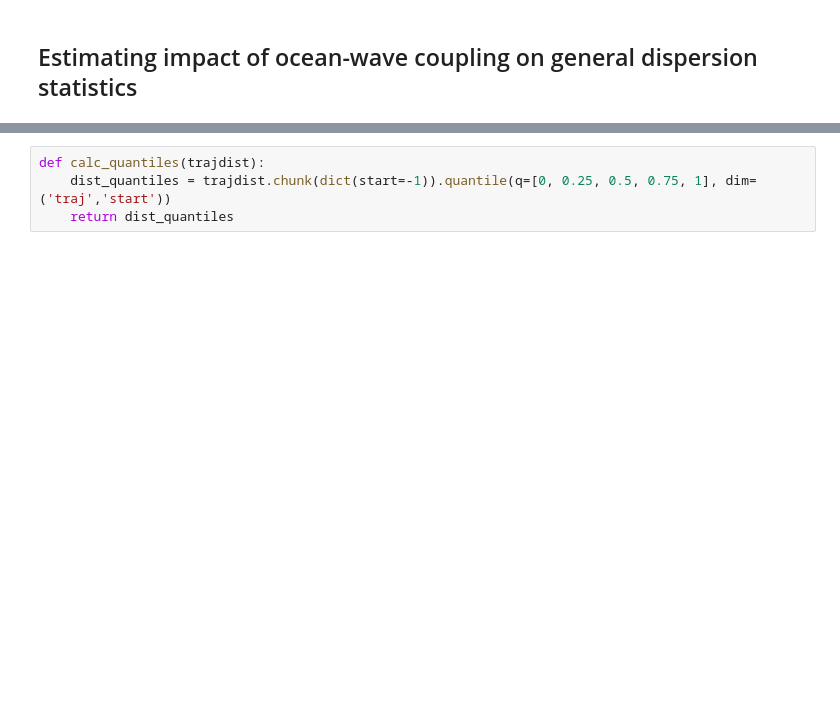
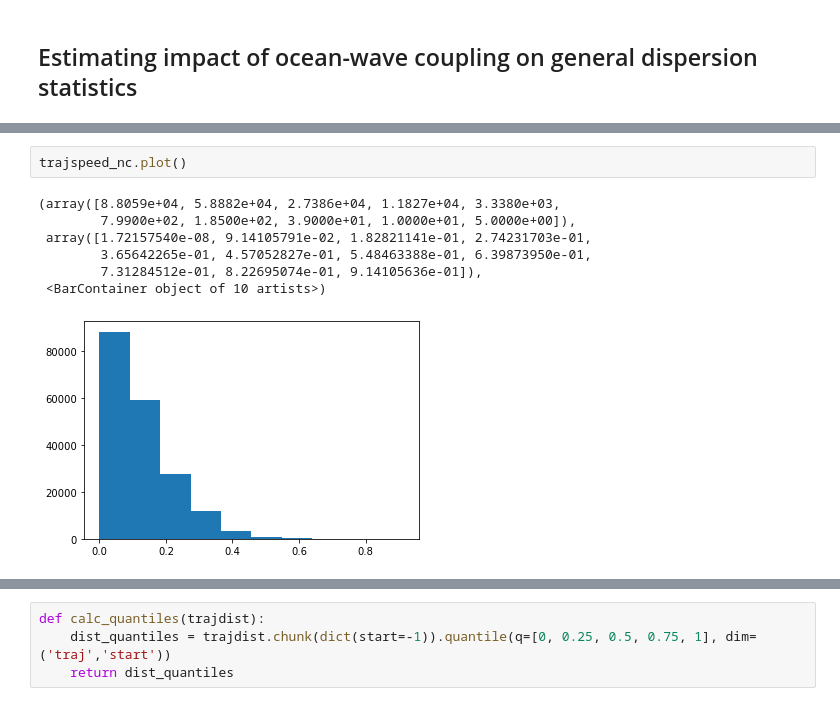
Before and after one commit to OceanParcels/IMMERSE_waves, a Jupyter notebook: code/CompTraj_uncoupledVScoupled_dispersion_GulfOfLion.ipynb, the cells around one changed output, grey strips where cells are left out. Drawn from its saved outputs; the diff is of its cells as text; blank space fills up the shorter version.

```diff
--- a/code/CompTraj_uncoupledVScoupled_dispersion_GulfOfLion.ipynb
+++ b/code/CompTraj_uncoupledVScoupled_dispersion_GulfOfLion.ipynb
@@ -110,0 +149,10 @@ dist_ncsd, resdist_total_ncsd, resdist_time_ncsd, resdist_space_ncsd = calc_disp
+# %%
+trajspeed_nc.plot()
+# %% [output]
+(array([8.8059e+04, 5.8882e+04, 2.7386e+04, 1.1827e+04, 3.3380e+03,
+        7.9900e+02, 1.8500e+02, 3.9000e+01, 1.0000e+01, 5.0000e+00]),
+ array([1.72157540e-08, 9.14105791e-02, 1.82821141e-01, 2.74231703e-01,
+        3.65642265e-01, 4.57052827e-01, 5.48463388e-01, 6.39873950e-01,
+        7.31284512e-01, 8.22695074e-01, 9.14105636e-01]),
+ <BarContainer object of 10 artists>)
+[figure, added]
```
Also changed, not shown: parts of 29 cells of this notebook, 3 other files.
